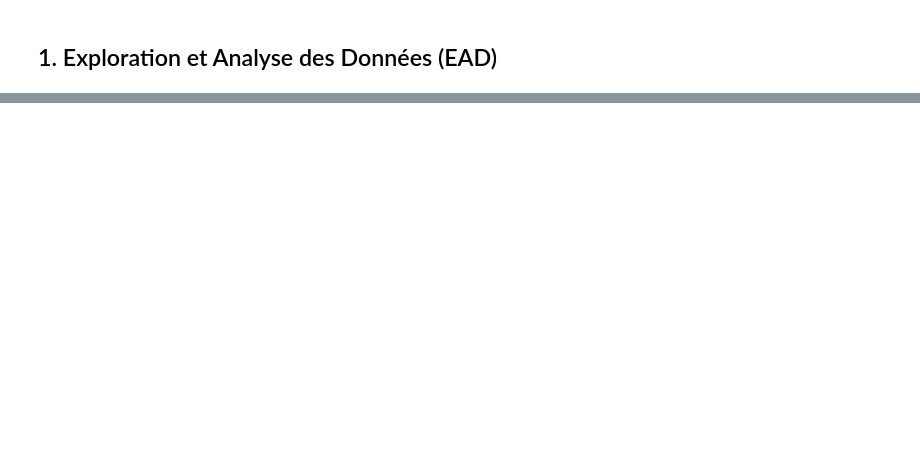
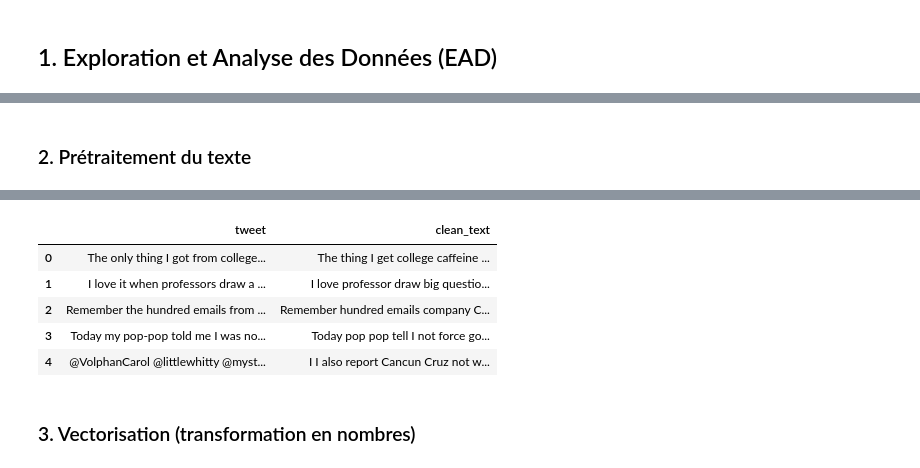
Before and after one commit to azizguesmi/Projet-Ml, a Jupyter notebook: PR.ipynb, the cells around one changed output, grey strips where cells are left out. Drawn from its saved outputs; the diff is of its cells as text; code cells hidden in the pictures; blank space fills up the shorter version.

```diff
--- a/PR.ipynb
+++ b/PR.ipynb
@@ -114,0 +114,52 @@ Name: count, dtype: int64
+# %% [markdown]
+<h3>2. Prétraitement du texte </h3>
+# %%
+import re
+import emoji
+import nltk
+from nltk.corpus import stopwords
+from nltk.tokenize import TweetTokenizer
+from nltk.stem import WordNetLemmatizer
+from nltk.corpus import wordnet
+
+# Téléchargement des ressources NLTK
+nltk.download('stopwords')
+nltk.download('wordnet')
+nltk.download('averaged_perceptron_tagger')
+
+# Initialisation
+stop_words = set(stopwords.words('english'))
+lemmatizer = WordNetLemmatizer()
+tokenizer = TweetTokenizer(preserve_case=True, strip_handles=True, reduce_len=False)
+
+# Convert POS NLTK → WordNet
+def nltk_pos_to_wordnet(tag):
+    if tag.startswith('J'): return wordnet.ADJ
+    elif tag.startswith('V'): return wordnet.VERB
+    elif tag.startswith('N'): return wordnet.NOUN
+    elif tag.startswith('R'): return wordnet.ADV
+    else: return wordnet.NOUN
+
+# Prétraitement pour sarcasme
+def preprocess_sarcasm_text(text):
+    text = str(text)
+    text = re.sub(r"http\S+|www\S+", " ", text)            # URLs
+    text = emoji.demojize(text, delimiters=(" ", " "))      # Emojis → texte
+    text = re.sub(r"@\w+", " ", text)                      # Mentions
+    text = re.sub(r"#", " ", text)                         # Hashtags
+    text = re.sub(r"[^a-zA-Z0-9!?.:;'\" ]+", " ", text)   # Lettres, chiffres, ponctuation
+    text = re.sub(r'\s+', ' ', text).strip()              # Espaces multiples
+
+    tokens = tokenizer.tokenize(text)                      # Tokenisation
+    important = {"not", "never", "oh", "yeah", "sure", "really", "wow"}
+    filtered_tokens = [w for w in tokens if (w not in stop_words or w in important)]
+
+    pos_tags = nltk.pos_tag(filtered_tokens)               # POS tagging
+    lemmas = [lemmatizer.lemmatize(w, nltk_pos_to_wordnet(pos)) for w, pos in pos_tags]
+
+    return " ".join(lemmas)
+
+# Application
+df["clean_text"] = df["tweet"].apply(preprocess_sarcasm_text)
+df[['tweet', 'clean_text']].head()
+# %% [output]
@@ -114,0 +176,8 @@ Name: count, dtype: int64
+|  | tweet | clean_text |
+| 0 | The only thing I got from college... | The thing I get college caffeine ... |
+| 1 | I love it when professors draw a ... | I love professor draw big questio... |
+| 2 | Remember the hundred emails from ... | Remember hundred emails company C... |
+| 3 | Today my pop-pop told me I was no... | Today pop pop tell I not force go... |
+| 4 | @VolphanCarol @littlewhitty @myst... | I I also report Cancun Cruz not w... |
+# %% [markdown]
+<h3>3. Vectorisation (transformation en nombres) </h3>
```
Also changed, not shown: parts of 8 cells of this notebook.
